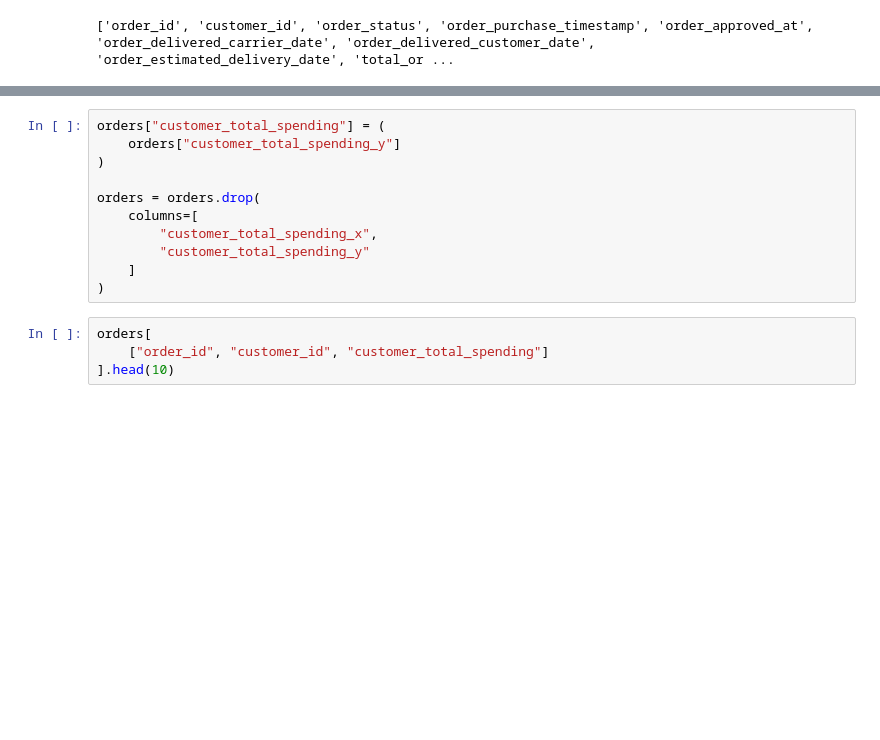
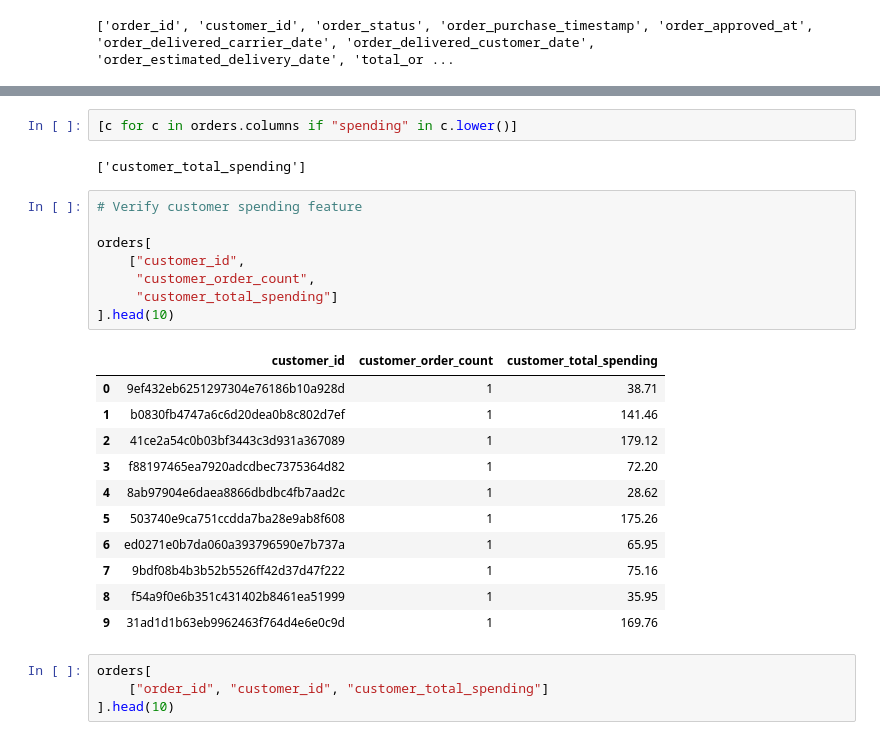
Before and after one commit to yassurfs-ops/Cartinsights-ECommerce-Analytics, a Jupyter notebook: notebook/3_feature.ipynb, the cells around one changed output, grey strips where cells are left out. Drawn from its saved outputs; the diff is of its cells as text; blank space fills up the shorter version.

```diff
--- a/notebook/3_feature.ipynb
+++ b/notebook/3_feature.ipynb
@@ -603,14 +670,27 @@ orders[
+# %%
+[c for c in orders.columns if "spending" in c.lower()]
+# %% [output]
+['customer_total_spending']
 # %%
-orders["customer_total_spending"] = (
-    orders["customer_total_spending_y"]
-)
+# Verify customer spending feature
 
-orders = orders.drop(
-    columns=[
-        "customer_total_spending_x",
-        "customer_total_spending_y"
-    ]
-)
+orders[
+    ["customer_id",
+     "customer_order_count",
+     "customer_total_spending"]
+].head(10)
+# %% [output]
+|  | customer_id | customer_order_count | customer_total_spending |
+| 0 | 9ef432eb6251297304e76186b10a928d | 1 | 38.71 |
+| 1 | b0830fb4747a6c6d20dea0b8c802d7ef | 1 | 141.46 |
+| 2 | 41ce2a54c0b03bf3443c3d931a367089 | 1 | 179.12 |
+| 3 | f88197465ea7920adcdbec7375364d82 | 1 | 72.20 |
+| 4 | 8ab97904e6daea8866dbdbc4fb7aad2c | 1 | 28.62 |
+| 5 | 503740e9ca751ccdda7ba28e9ab8f608 | 1 | 175.26 |
+| 6 | ed0271e0b7da060a393796590e7b737a | 1 | 65.95 |
+| 7 | 9bdf08b4b3b52b5526ff42d37d47f222 | 1 | 75.16 |
+| 8 | f54a9f0e6b351c431402b8461ea51999 | 1 | 35.95 |
+| 9 | 31ad1d1b63eb9962463f764d4e6e0c9d | 1 | 169.76 |
 # %%
 orders[
     ["order_id", "customer_id", "customer_total_spending"]
```
Also changed, not shown: parts of 6 cells of this notebook, 6 other files.
